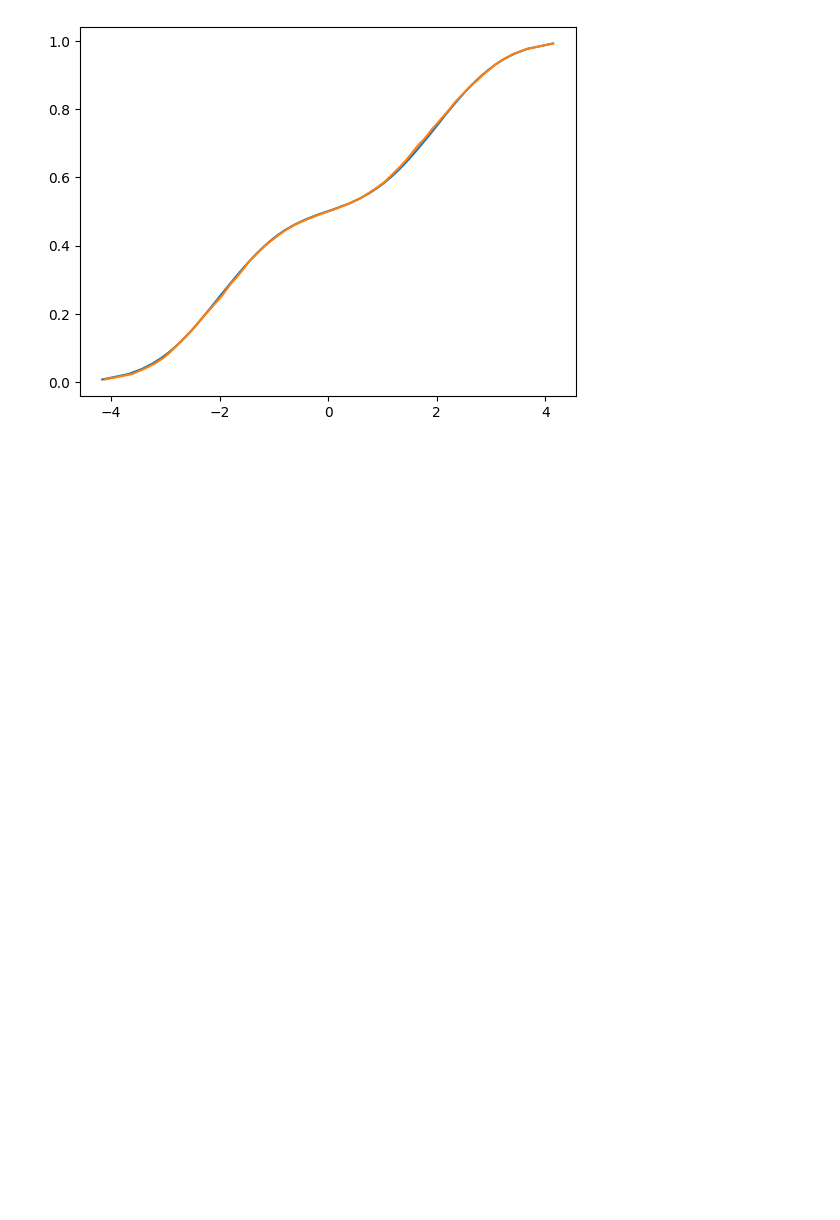
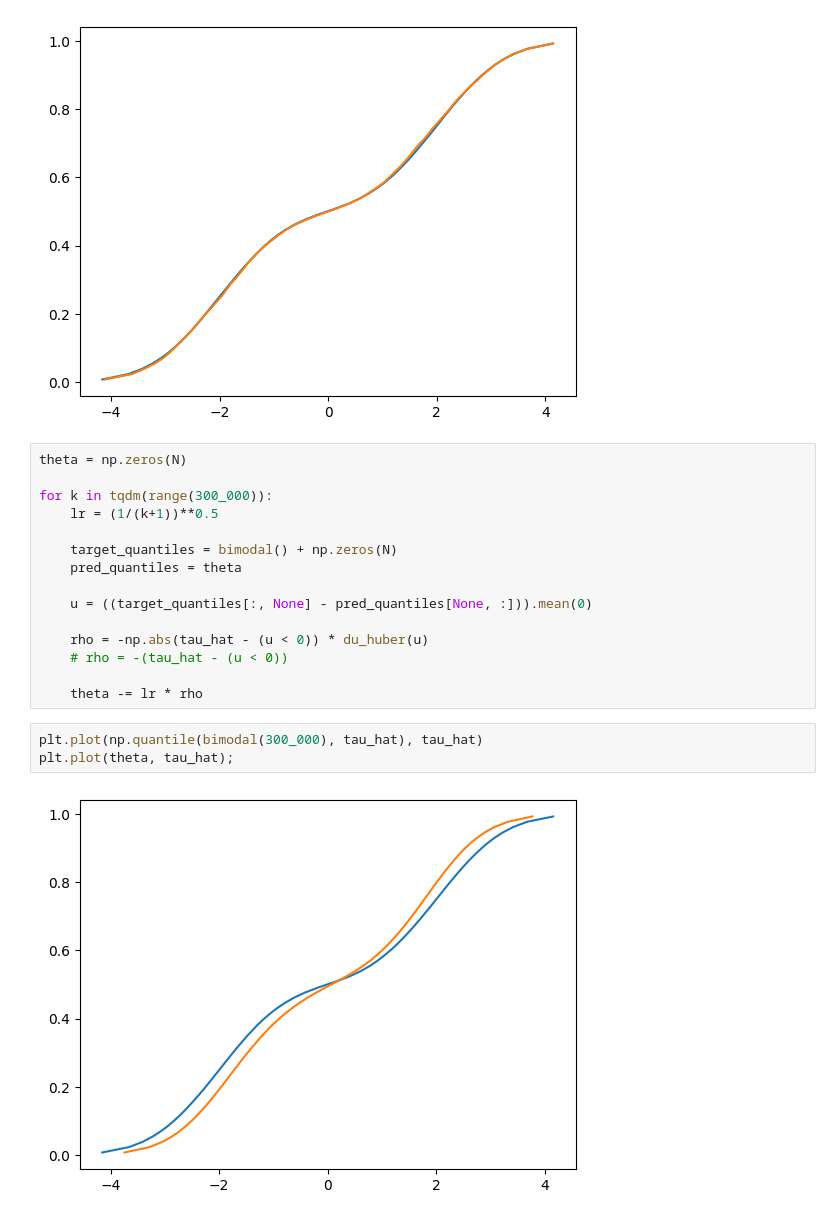
Before and after one commit to AlecHero/QuantileRegressionProject, a Jupyter notebook: tuhe.ipynb, the cells around one changed output. Cells and saved outputs as stored; diff of their text form; blank space fills up the shorter version.

Commit message:
added du_huber plot

```diff
--- a/tuhe.ipynb
+++ b/tuhe.ipynb
@@ -52,3 +52,23 @@ plt.plot(np.quantile(bimodal(300_000), tau_hat), tau_hat)
 plt.plot(theta, tau_hat);
 # %% [output]
 [figure]
+# %%
+theta = np.zeros(N)
+
+for k in tqdm(range(300_000)):
+    lr = (1/(k+1))**0.5
+
+    target_quantiles = bimodal() + np.zeros(N)
+    pred_quantiles = theta
+
+    u = ((target_quantiles[:, None] - pred_quantiles[None, :])).mean(0)
+
+    rho = -np.abs(tau_hat - (u < 0)) * du_huber(u)
+    # rho = -(tau_hat - (u < 0))
+
+    theta -= lr * rho
+# %%
+plt.plot(np.quantile(bimodal(300_000), tau_hat), tau_hat)
+plt.plot(theta, tau_hat);
+# %% [output]
+[figure, added]
```
